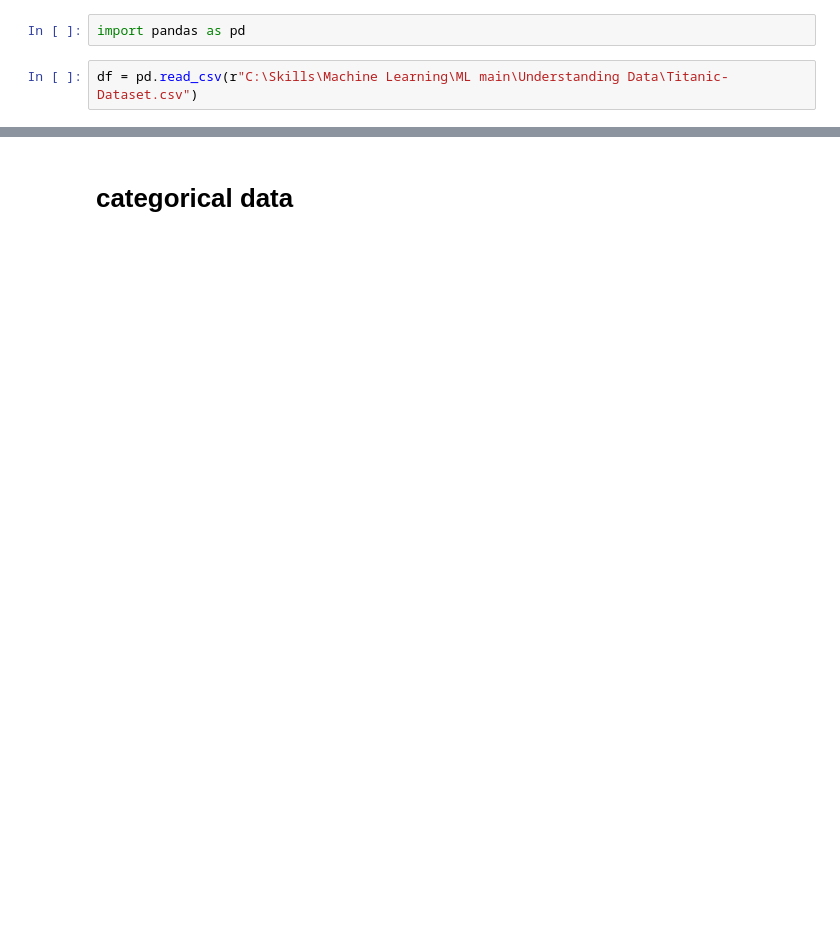
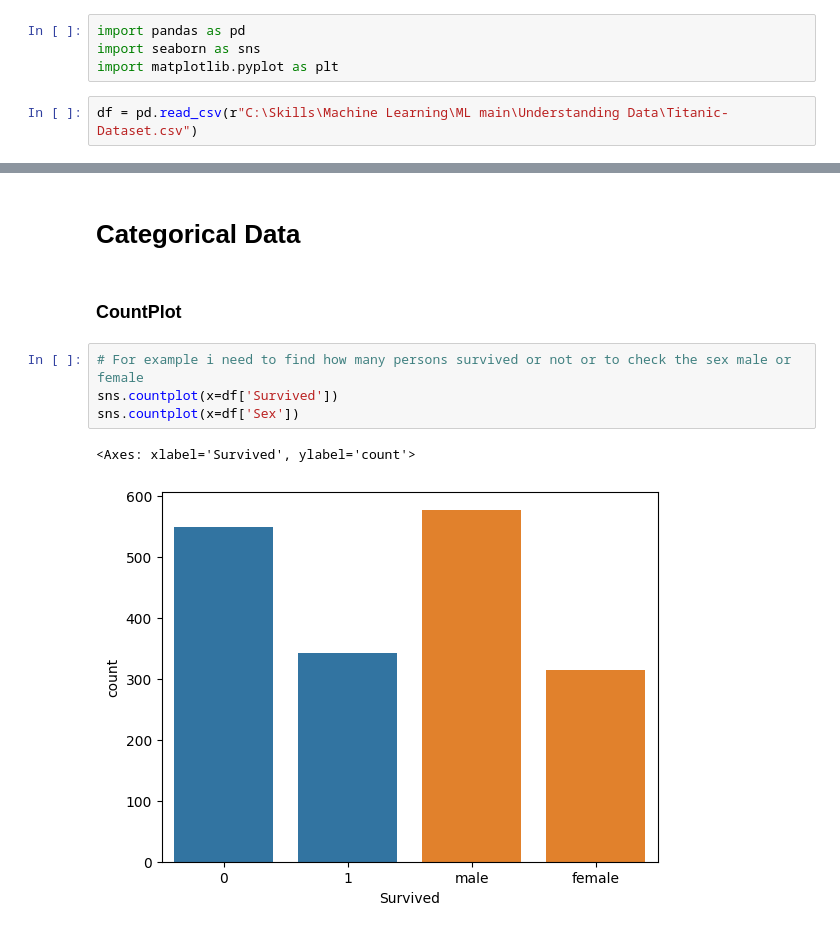
Before and after one commit to SanyamSingla2910/Machine-Leaning, a Jupyter notebook: ML main/Univariate Analysis.ipynb, the cells around one changed output, grey strips where cells are left out. Cells and saved outputs as stored; diff of their text form; blank space fills up the shorter version.

```diff
--- a/ML main/Univariate Analysis.ipynb
+++ b/ML main/Univariate Analysis.ipynb
@@ -1,5 +1,7 @@
 # %%
 import pandas as pd
+import seaborn as sns
+import matplotlib.pyplot as plt
 # %%
 df = pd.read_csv(r"C:\Skills\Machine Learning\ML main\Understanding Data\Titanic-Dataset.csv")
 # %%
@@ -13,4 +15,13 @@ df.head()
 | 3 | 4 | 1 | 1 | Futrelle, Mrs. Jacques Heath (Lil... | female | 35.0 | 1 | 0 | 113803 | 53.1000 | ... |
 | 4 | 5 | 0 | 3 | Allen, Mr. William Henry | male | 35.0 | 0 | 0 | 373450 | 8.0500 | ... |
 # %% [markdown]
-# categorical data
+# Categorical Data
+# %% [markdown]
+### CountPlot
+# %%
+# For example i need to find how many persons survived or not or to check the sex male or female
+sns.countplot(x=df['Survived'])
+sns.countplot(x=df['Sex'])
+# %% [output]
+<Axes: xlabel='Survived', ylabel='count'>
+[figure, added]
```
Also changed, not shown: parts of 18 cells of this notebook, 4 other files.
